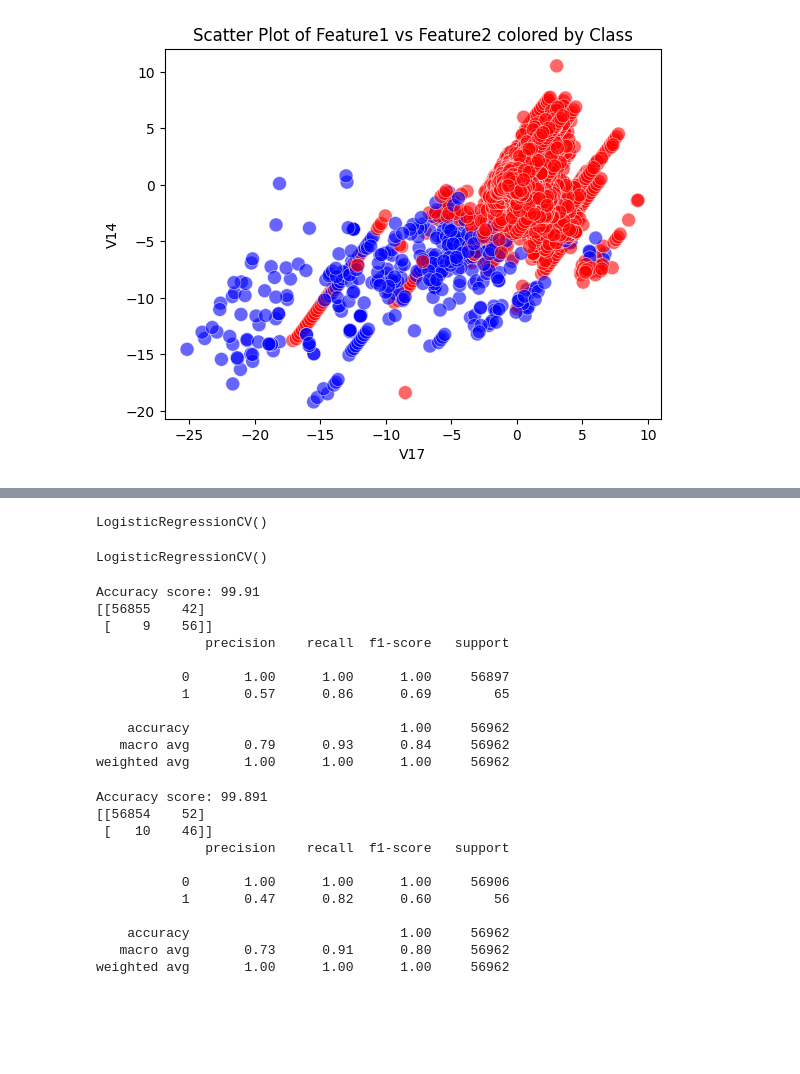
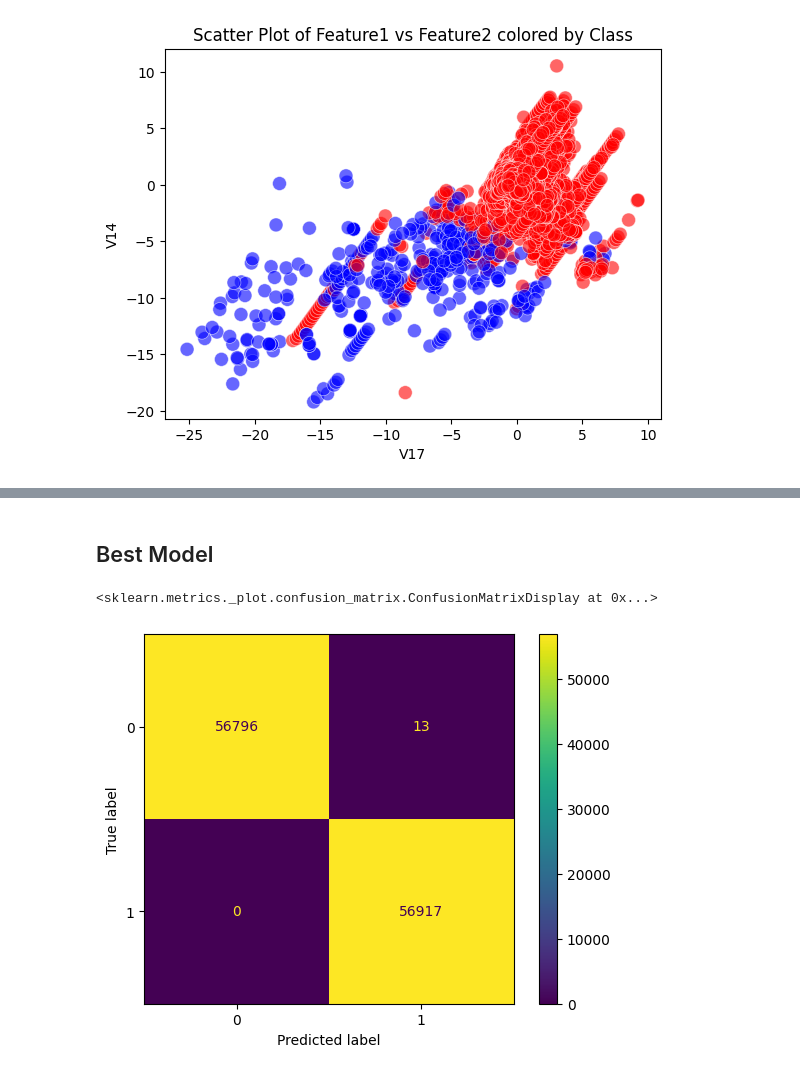
Before and after one commit to karankarann/CreditCard_FraudDetection, a Jupyter notebook: Model.ipynb, the cells around one changed output, grey strips where cells are left out. Drawn from its saved outputs; the diff is of its cells as text; code cells hidden in the pictures; blank space fills up the shorter version.

```diff
--- a/Model.ipynb
+++ b/Model.ipynb
@@ -262,5 +209,0 @@ X.head()
-# %%
-## Splitting the Train and test
-
-y = y.values.reshape(-1,1)
-X_train, X_test, y_train, y_test = train_test_split(X, y, test_size=0.2, random_state=42)
@@ -304,8 +209,0 @@ lr_scaled = LogisticRegressionCV()
-# %%
-model_lr.fit(X_train, y_train)
-# %% [output]
-LogisticRegressionCV()
-# %%
-lr_scaled.fit(X_train_scaled, y_train)
-# %% [output]
-LogisticRegressionCV()
@@ -316,32 +210,11 @@ y_pred = model_lr.predict(X_test)
-# %%
-print('Accuracy score:', round(accuracy_score(y_pred,y_test)*100,3))
-print(confusion_matrix(y_pred,y_test))
-print(classification_report(y_pred,y_test))
-# %% [output]
-Accuracy score: 99.91
-[[56855    42]
- [    9    56]]
-              precision    recall  f1-score   support
-
-           0       1.00      1.00      1.00     56897
-           1       0.57      0.86      0.69        65
-
-    accuracy                           1.00     56962
-   macro avg       0.79      0.93      0.84     56962
-weighted avg       1.00      1.00      1.00     56962
-# %%
-print('Accuracy score:', round(accuracy_score(y_pred_scaled,y_test)*100,3))
-print(confusion_matrix(y_pred_scaled,y_test))
-print(classification_report(y_pred_scaled,y_test))
-# %% [output]
-Accuracy score: 99.891
-[[56854    52]
- [   10    46]]
-              precision    recall  f1-score   support
-
-           0       1.00      1.00      1.00     56906
-           1       0.47      0.82      0.60        56
-
-    accuracy                           1.00     56962
-   macro avg       0.73      0.91      0.80     56962
-weighted avg       1.00      1.00      1.00     56962
+# %% [markdown]
+## Best Model
+# %%
+best_model = RandomForestClassifier()
+best_model.fit(X_train, y_train)
+y_test_pred = best_model.predict(X_test)
+# %%
+ConfusionMatrixDisplay.from_predictions(y_test, y_test_pred)
+# %% [output]
+<sklearn.metrics._plot.confusion_matrix.ConfusionMatrixDisplay at 0x...>
+[figure, added]
```
Also changed, not shown: parts of 26 cells of this notebook.
